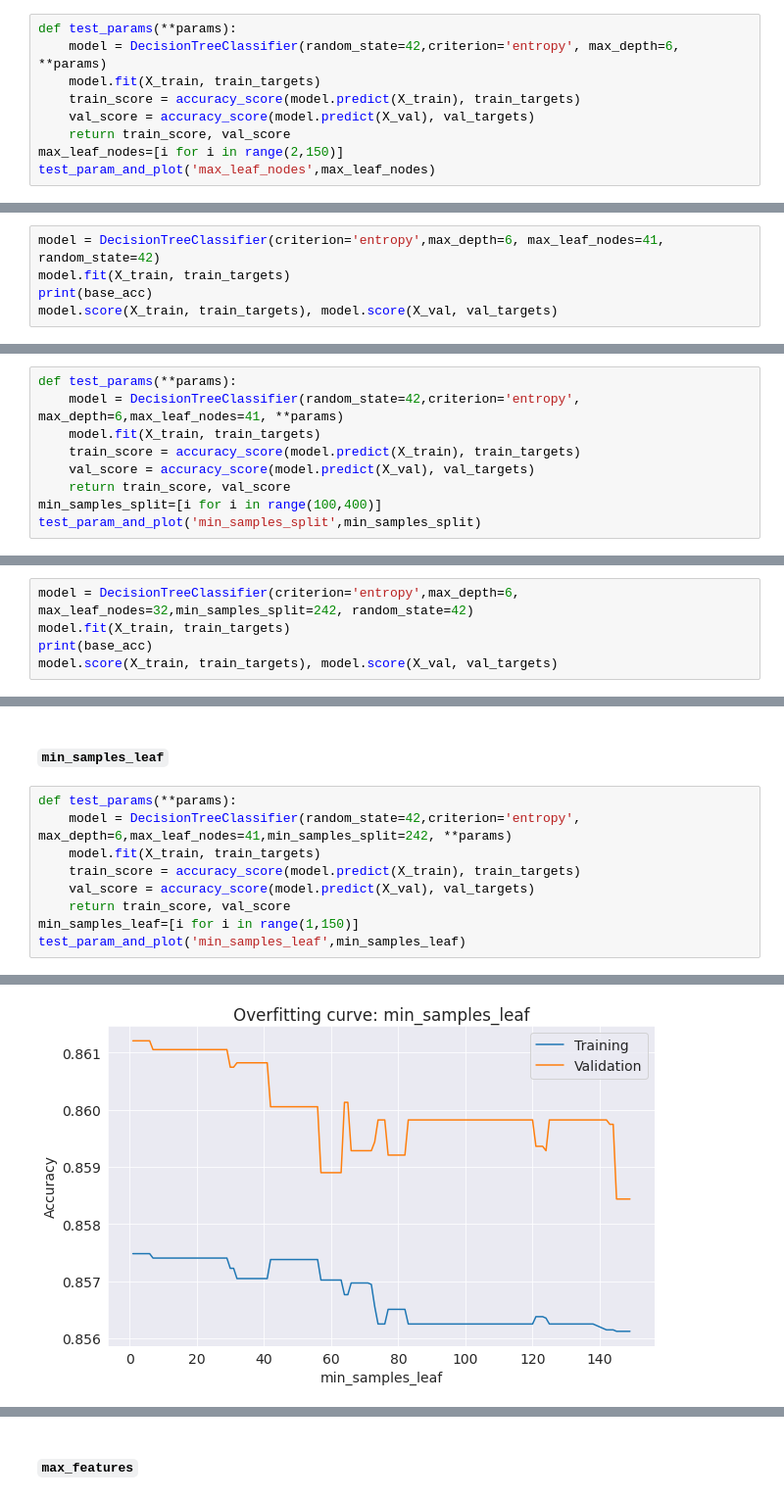
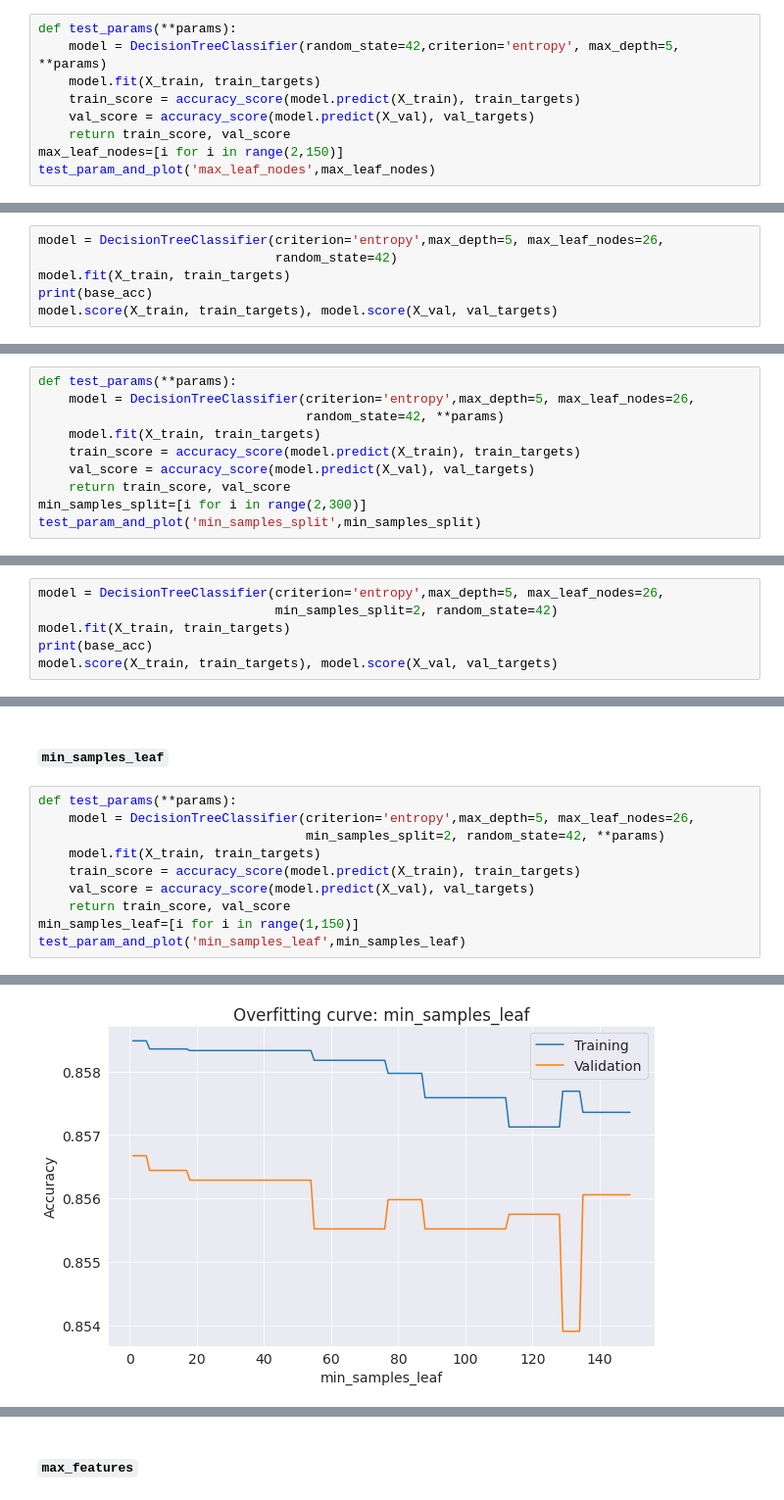
Before and after one commit to prasadposture/Financial-Distress-Prediction, a Jupyter notebook: Financial Distress Prediction.ipynb, the cells around one changed output, grey strips where cells are left out. Shown at 98% size. Cells and saved outputs as stored; diff of their text form.

```diff
--- a/Financial Distress Prediction.ipynb
+++ b/Financial Distress Prediction.ipynb
@@ -641,7 +633,7 @@ model.score(X_train, train_targets), model.score(X_val, val_targets)
 #### `max_leaf_nodes`
 # %%
 def test_params(**params):
-    model = DecisionTreeClassifier(random_state=42,criterion='entropy', max_depth=6, **params)
+    model = DecisionTreeClassifier(random_state=42,criterion='entropy', max_depth=5, **params)
     model.fit(X_train, train_targets)
     train_score = accuracy_score(model.predict(X_train), train_targets)
     val_score = accuracy_score(model.predict(X_val), val_targets)
@@ -654,5 +646,6 @@ Max Acc by: 41
 # %%
-model = DecisionTreeClassifier(criterion='entropy',max_depth=6, max_leaf_nodes=41, random_state=42)
+model = DecisionTreeClassifier(criterion='entropy',max_depth=5, max_leaf_nodes=26,
+                               random_state=42)
 model.fit(X_train, train_targets)
 print(base_acc)
 model.score(X_train, train_targets), model.score(X_val, val_targets)
@@ -663,11 +656,12 @@ model.score(X_train, train_targets), model.score(X_val, val_targets)
 #### `min_samples_split`
 # %%
 def test_params(**params):
-    model = DecisionTreeClassifier(random_state=42,criterion='entropy', max_depth=6,max_leaf_nodes=41, **params)
+    model = DecisionTreeClassifier(criterion='entropy',max_depth=5, max_leaf_nodes=26,
+                                   random_state=42, **params)
     model.fit(X_train, train_targets)
     train_score = accuracy_score(model.predict(X_train), train_targets)
     val_score = accuracy_score(model.predict(X_val), val_targets)
     return train_score, val_score
-min_samples_split=[i for i in range(100,400)]
+min_samples_split=[i for i in range(2,300)]
 test_param_and_plot('min_samples_split',min_samples_split)
 # %% [output]
@@ -676,5 +670,6 @@ Max Acc by: 242
 # %%
-model = DecisionTreeClassifier(criterion='entropy',max_depth=6, max_leaf_nodes=32,min_samples_split=242, random_state=42)
+model = DecisionTreeClassifier(criterion='entropy',max_depth=5, max_leaf_nodes=26,
+                               min_samples_split=2, random_state=42)
 model.fit(X_train, train_targets)
 print(base_acc)
 model.score(X_train, train_targets), model.score(X_val, val_targets)
@@ -685,14 +680,15 @@ model.score(X_train, train_targets), model.score(X_val, val_targets)
 #### `min_samples_leaf`
 # %%
 def test_params(**params):
-    model = DecisionTreeClassifier(random_state=42,criterion='entropy', max_depth=6,max_leaf_nodes=41,min_samples_split=242, **params)
+    model = DecisionTreeClassifier(criterion='entropy',max_depth=5, max_leaf_nodes=26,
+                                   min_samples_split=2, random_state=42, **params)
     model.fit(X_train, train_targets)
     train_score = accuracy_score(model.predict(X_train), train_targets)
     val_score = accuracy_score(model.predict(X_val), val_targets)
     return train_score, val_score
 min_samples_leaf=[i for i in range(1,150)]
 test_param_and_plot('min_samples_leaf',min_samples_leaf)
 # %% [output]
 Max Acc by: 1
-[figure, old version]
+[figure, new version]
 # %%
```
Also changed, not shown: parts of 119 cells of this notebook.
